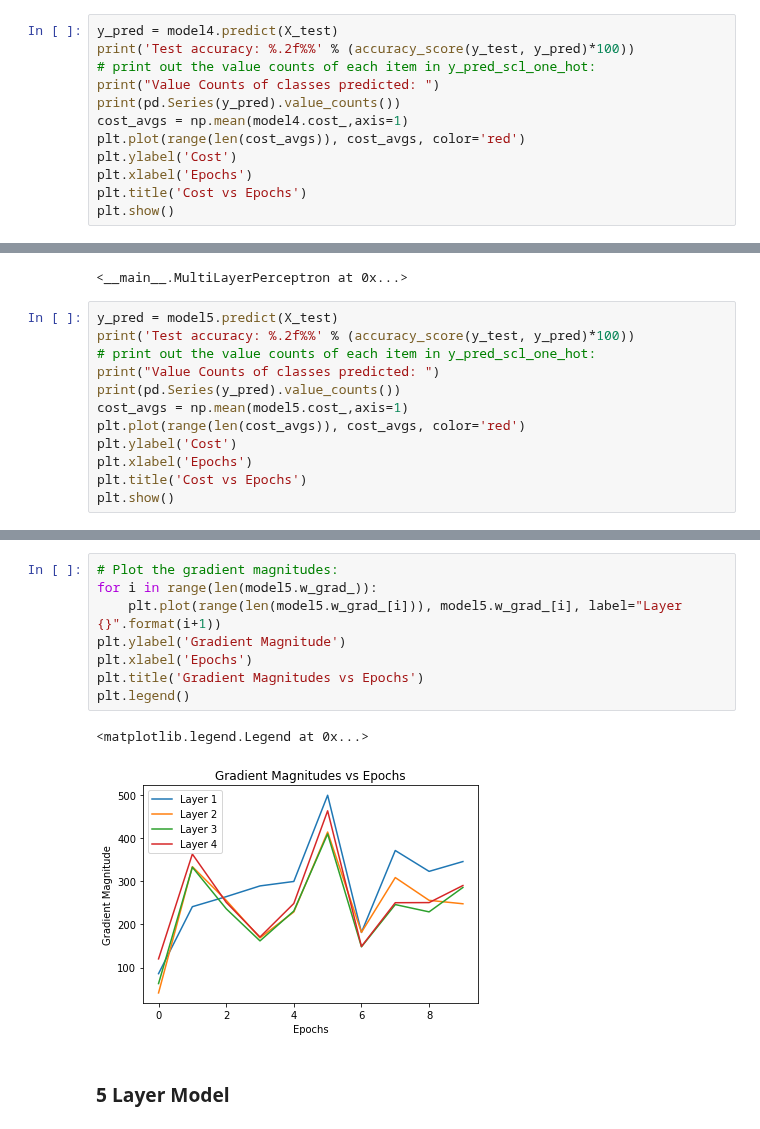
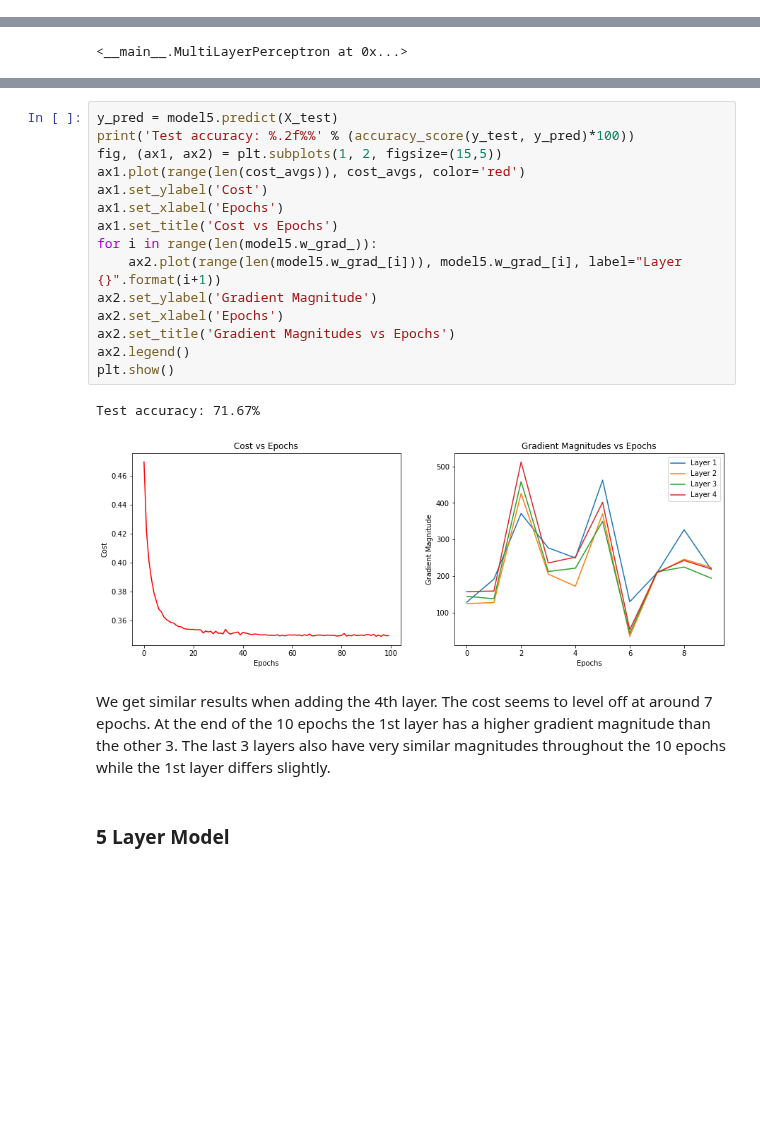
Before and after one commit to RayaanJIrani/MLLab4MultiLayerPerceptron, a Jupyter notebook: main.ipynb, the cells around one changed output, grey strips where cells are left out. Drawn from its saved outputs; the diff is of its cells as text; blank space fills up the shorter version.

```diff
--- a/main.ipynb
+++ b/main.ipynb
@@ -648,15 +651,3 @@ model4.fit(X_train, y_train, print_progress=1, XY_test=(X_test,y_test))
 # %% [output]
 Epoch: 10/10
 <__main__.MultiLayerPerceptron at 0x...>
-# %%
-y_pred = model4.predict(X_test)
-print('Test accuracy: %.2f%%' % (accuracy_score(y_test, y_pred)*100))
-# print out the value counts of each item in y_pred_scl_one_hot:
-print("Value Counts of classes predicted: ")
-print(pd.Series(y_pred).value_counts())
-cost_avgs = np.mean(model4.cost_,axis=1)
-plt.plot(range(len(cost_avgs)), cost_avgs, color='red')
-plt.ylabel('Cost')
-plt.xlabel('Epochs')
-plt.title('Cost vs Epochs')
-plt.show()
@@ -689,15 +680,3 @@ model5.fit(X_train, y_train, print_progress=1, XY_test=(X_test,y_test))
 # %% [output]
 Epoch: 10/10
 <__main__.MultiLayerPerceptron at 0x...>
-# %%
-y_pred = model5.predict(X_test)
-print('Test accuracy: %.2f%%' % (accuracy_score(y_test, y_pred)*100))
-# print out the value counts of each item in y_pred_scl_one_hot:
-print("Value Counts of classes predicted: ")
-print(pd.Series(y_pred).value_counts())
-cost_avgs = np.mean(model5.cost_,axis=1)
-plt.plot(range(len(cost_avgs)), cost_avgs, color='red')
-plt.ylabel('Cost')
-plt.xlabel('Epochs')
-plt.title('Cost vs Epochs')
-plt.show()
@@ -713,14 +683,23 @@ dtype: int64
 # %%
-# Plot the gradient magnitudes:
+y_pred = model5.predict(X_test)
+print('Test accuracy: %.2f%%' % (accuracy_score(y_test, y_pred)*100))
+fig, (ax1, ax2) = plt.subplots(1, 2, figsize=(15,5))
+ax1.plot(range(len(cost_avgs)), cost_avgs, color='red')
+ax1.set_ylabel('Cost')
+ax1.set_xlabel('Epochs')
+ax1.set_title('Cost vs Epochs')
 for i in range(len(model5.w_grad_)):
-    plt.plot(range(len(model5.w_grad_[i])), model5.w_grad_[i], label="Layer {}".format(i+1))
-plt.ylabel('Gradient Magnitude')
-plt.xlabel('Epochs')
-plt.title('Gradient Magnitudes vs Epochs')
-plt.legend()
+    ax2.plot(range(len(model5.w_grad_[i])), model5.w_grad_[i], label="Layer {}".format(i+1))
+ax2.set_ylabel('Gradient Magnitude')
+ax2.set_xlabel('Epochs')
+ax2.set_title('Gradient Magnitudes vs Epochs')
+ax2.legend()
+plt.show()
 # %% [output]
-<matplotlib.legend.Legend at 0x...>
+Test accuracy: 71.67%
-[figure, old version]
+[figure, new version]
+# %% [markdown]
+We get similar results when adding the 4th layer. The cost seems to level off at around 7 epochs. At the end of the 10 epochs the 1st layer has a higher gradient magnitude than the other 3. The last 3 layers also have very similar magnitudes throughout the 10 epochs while the 1st layer differs slightly.
 # %% [markdown]
 ### 5 Layer Model
 # %%
```
Also changed, not shown: parts of 20 cells of this notebook.
